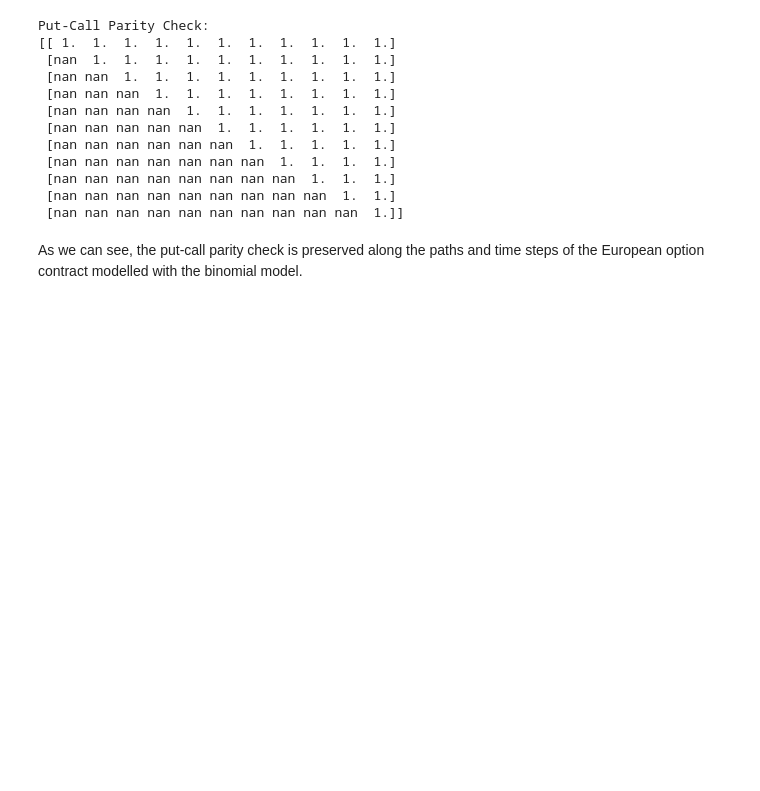
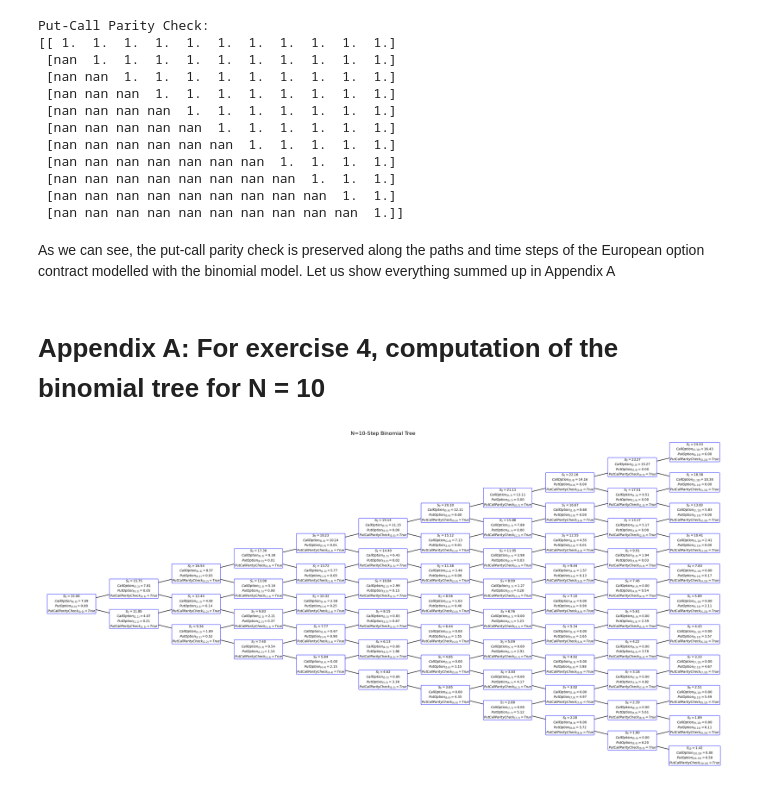
Before and after one commit to andreuboix/Stochastic-Processes-For-Finance, a Jupyter notebook: Assignment1_SPF_definitive.ipynb, the cells around one changed output. Saved outputs shown, nothing was run; the diff lists cells and outputs as text; code cells hidden in the pictures; blank space fills up the shorter version.

Commit message:
appendix

```diff
--- a/Assignment1_SPF_definitive.ipynb
+++ b/Assignment1_SPF_definitive.ipynb
@@ -1008,4 +1008,40 @@ Put-Call Parity Check:
  [nan nan nan nan nan nan nan nan nan nan  1.]]
 # %% [markdown]
 As we can see, the put-call parity check is preserved along the paths and time steps of the European option contract modelled with the
-binomial model.
+binomial model. Let us show everything summed up in Appendix A
+# %% [markdown]
+# Appendix A: For exercise 4, computation of the binomial tree for N = 10
+# %%
+import numpy as np
+import matplotlib.pyplot as plt
+
+# Plot the binomial tree
+fig, ax = plt.subplots(figsize=(30, 15))
+ax.set_title('N=10-Step Binomial Tree', fontsize=16)
+
+# Plot the nodes and annotate with stock prices and option values
+for j in range(T,-1,-1):
+    for i in range(0,j+1):
+        x = j  # horizontal position (step number)
+        y = j - 2 * i  # vertical position (arbitrarily chosen for visualization)
+        ax.plot(x, y, 'bo', markersize=10)  # Plot node
+
+        ax.text(x, y, f"$S_{{{i}}}={stockprice[i, j]:.2f}$\n$CallOption_{{{i,j}}}={calloption[i, j]:.2f}$\n$PutOption_{{{i,j}}}={putoption[i, j]:.2f}$\n$PutCallParityCheck_{{{i,j}}}={bool(putcallparitycheck[i, j])}$",
+        ha='center', va='center', fontsize=10,
+        bbox=dict(facecolor='white', edgecolor='blue', boxstyle='round,pad=0.15'))
+
+# Draw lines between the nodes to represent possible transitions
+for i in range(n_steps):
+    for j in range(i + 1):
+        x = i
+        y = i - 2 * j
+        # Line to up move
+        ax.plot([x, x + 1], [y, y - 1], 'k-')
+        # Line to down move
+        ax.plot([x, x + 1], [y, y + 1], 'k-')
+
+ax.axis('off')
+plt.tight_layout()
+plt.show()
+# %% [output]
+[figure, added]
```
